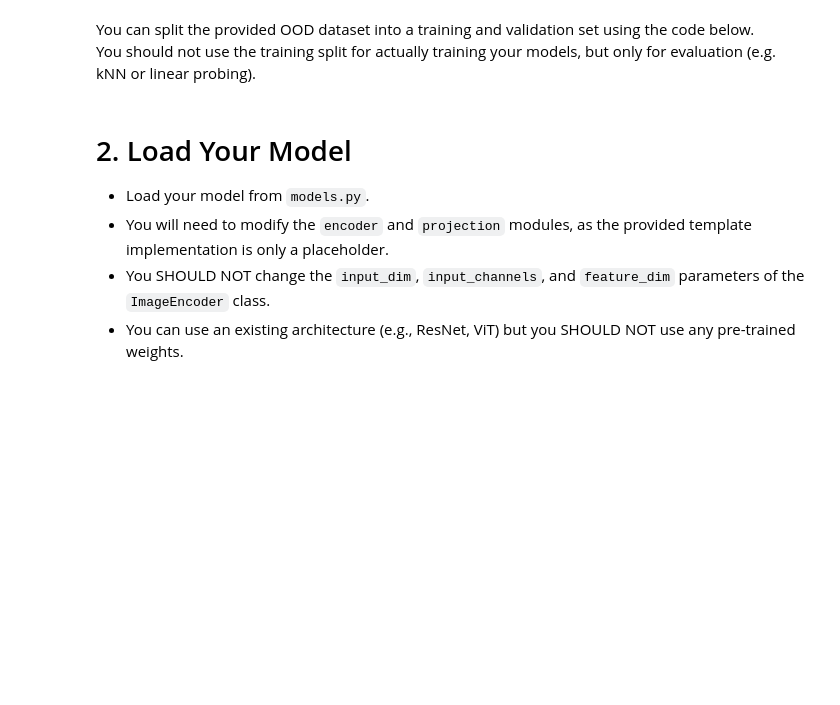
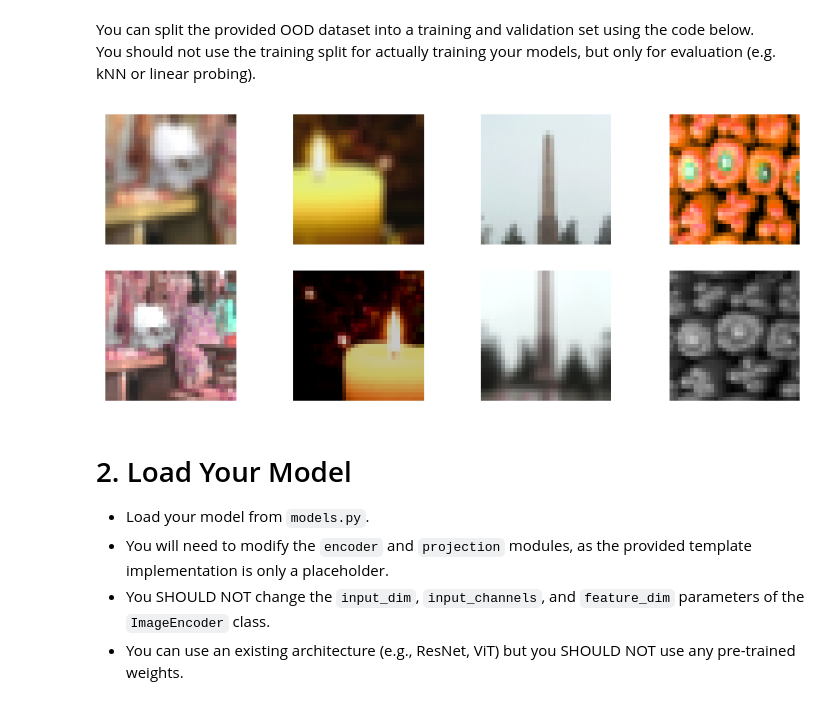
Before and after one commit to Mahlia44/genAI_assignment1, a Jupyter notebook: CS461_Assignment1.ipynb, the cells around one changed output. Cells and saved outputs as stored; diff of their text form; code cells hidden in the pictures; blank space fills up the shorter version.

```diff
--- a/CS461_Assignment1.ipynb
+++ b/CS461_Assignment1.ipynb
@@ -175,3 +187,19 @@ val_loader  = DataLoader(val_dataset,  batch_size=batch_size, num_workers=num_wo
+# %%
+for x1, x2, y in train_loader:
+
+    fig, axes = plt.subplots(2, 4, figsize=(10, 4))
+    for i in range(4):
+        img = x1[i].permute(1, 2, 0).cpu().numpy()  # (C,H,W) -> (H,W,C)
+        axes[0, i].imshow(img)
+        axes[0, i].axis('off')
+        img = x2[i].permute(1, 2, 0).cpu().numpy()  # (C,H,W) -> (H,W,C)
+        axes[1, i].imshow(img)
+        axes[1, i].axis('off')
+    plt.show()
+
+    break
+# %% [output]
+[figure, added]
 # %% [markdown]
 # 2. Load Your Model
 
```
Also changed, not shown: parts of 22 cells of this notebook, 4 other files.
